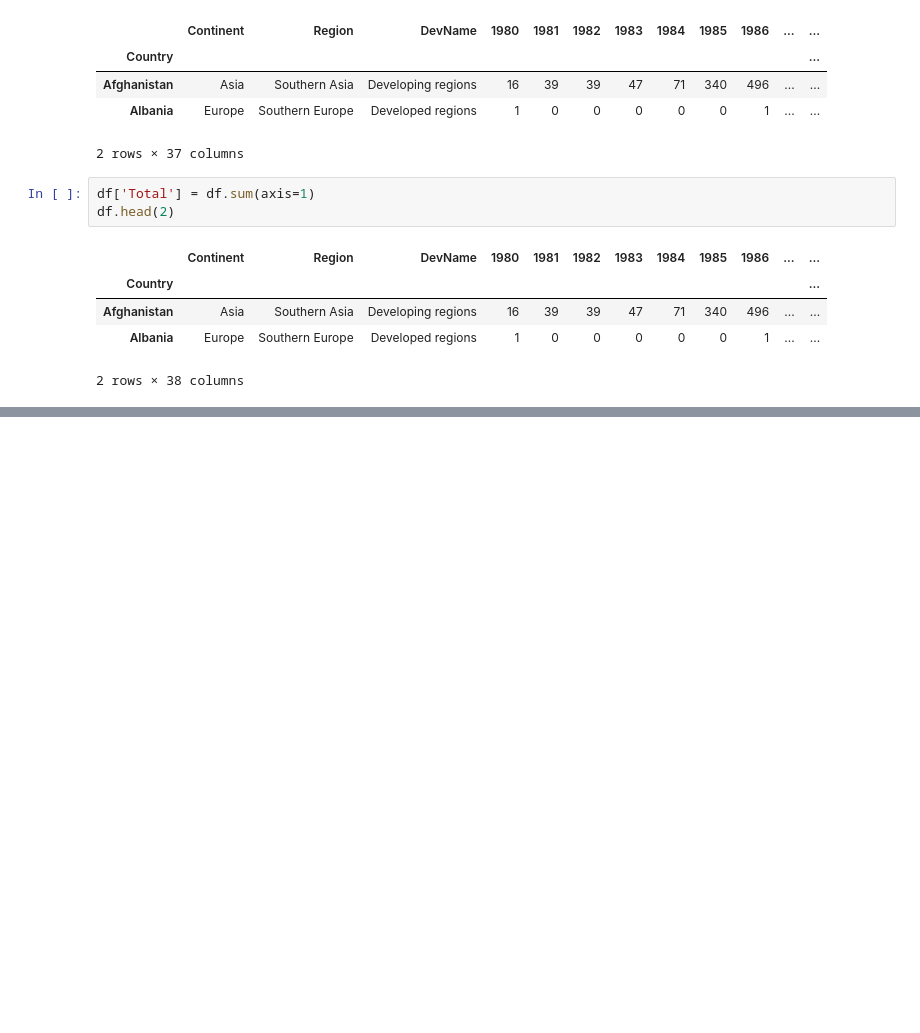
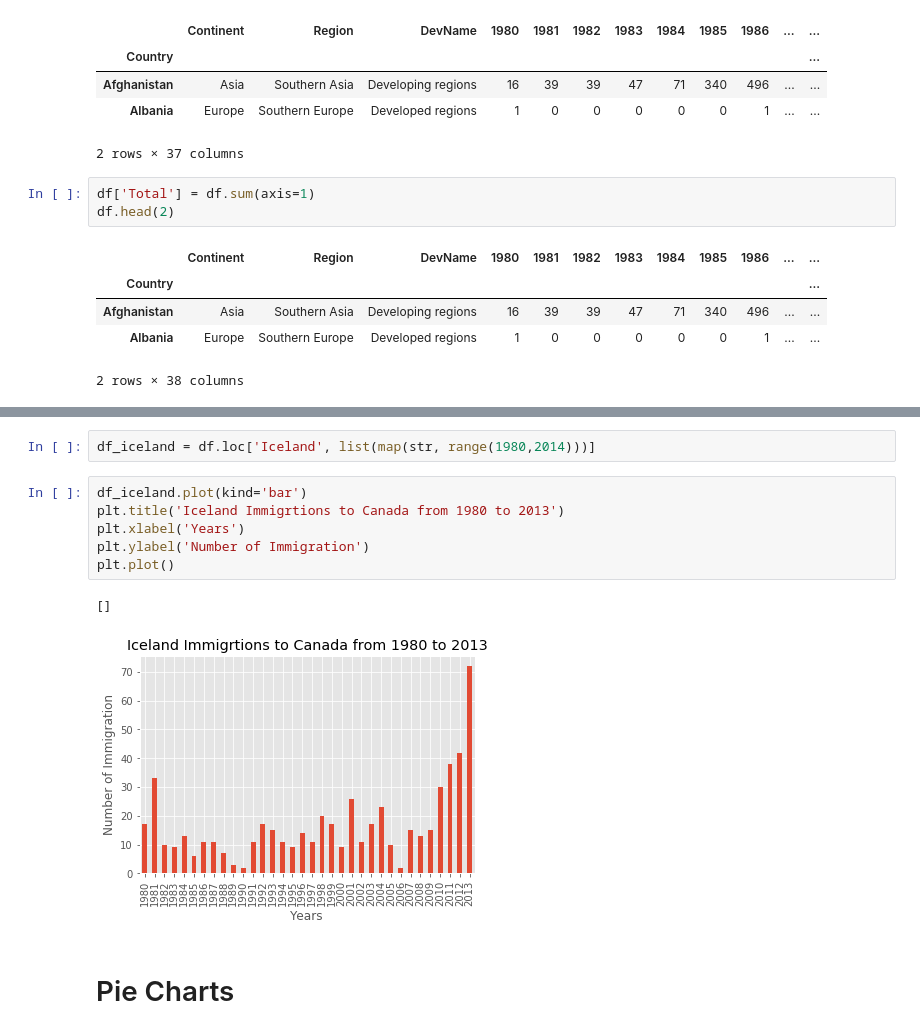
Before and after one commit to Rajsoni03/Data-Visualization-with-Python, a Jupyter notebook: Week 2.ipynb, the cells around one changed output, grey strips where cells are left out. Cells and saved outputs as stored; diff of their text form; blank space fills up the shorter version.

```diff
--- a/Week 2.ipynb
+++ b/Week 2.ipynb
@@ -57,0 +76,13 @@ plt.show()
+# %%
+df_iceland = df.loc['Iceland', list(map(str, range(1980,2014)))]
+# %%
+df_iceland.plot(kind='bar')
+plt.title('Iceland Immigrtions to Canada from 1980 to 2013')
+plt.xlabel('Years')
+plt.ylabel('Number of Immigration')
+plt.plot()
+# %% [output]
+[]
+[figure, added]
+# %% [markdown]
+# Pie Charts
```
Also changed, not shown: parts of 21 cells of this notebook.
